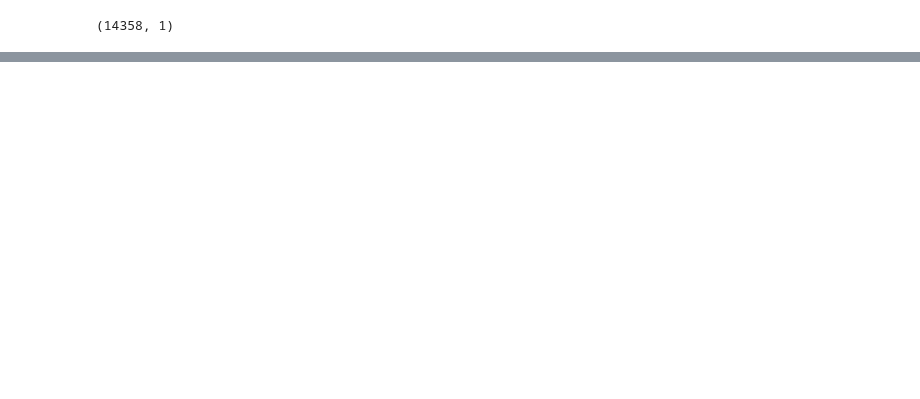
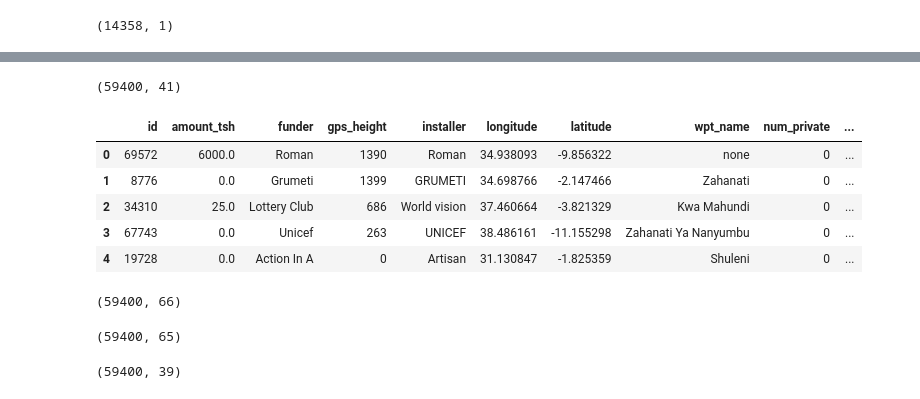
Before and after one commit to DanielleRomanoff/DS-Unit-2-Project-Week, a Jupyter notebook: Project Notebook.ipynb, the cells around one changed output, grey strips where cells are left out. Drawn from its saved outputs; the diff is of its cells as text; code cells hidden in the pictures; blank space fills up the shorter version.

```diff
--- a/Project Notebook.ipynb
+++ b/Project Notebook.ipynb
@@ -675,0 +762,8 @@ test_eng_first.to_csv(path_or_buf="/Users/danielleromanoff/Documents/Lambda/DS-U
+# %%
+train_features['funder'] = train_features['funder'].fillna(train_features['funder'].mode()[0])
+train_features['installer'] = train_features['installer'].fillna(train_features['installer'].mode()[0])
+train_features['subvillage'] = train_features['subvillage'].fillna(train_features['subvillage'].mode()[0])
+train_features['public_meeting'] = train_features['public_meeting'].fillna(train_features['public_meeting'].mode()[0])
+train_features['scheme_management'] = train_features['scheme_management'].fillna(train_features['scheme_management'].mode()[0])
+train_features['permit'] = train_features['permit'].fillna(train_features['permit'].mode()[0])
+train_features.shape
@@ -675,0 +772,9 @@ test_eng_first.to_csv(path_or_buf="/Users/danielleromanoff/Documents/Lambda/DS-U
+# %%
+train_features.source = train_features.quantity.replace('unknown', 'nameless')
+train_features.source = train_features.quantity.replace('other', 'unnamed')
+train_features.quantity = train_features.quantity.replace('other', 'unexplained')
+train_features.quantity = train_features.quantity.replace('unknown', 'misc')
+train_features.water_quality = train_features.water_quality.replace('salty', 'alkaline')
+train_features.water_quality = train_features.water_quality.replace('unknown', 'not_given')
+train_features.extraction_type = train_features.extraction_type.replace('other', 'another')
+train_features.shape
@@ -675,0 +785,3 @@ test_eng_first.to_csv(path_or_buf="/Users/danielleromanoff/Documents/Lambda/DS-U
+# %%
+train_features.construction_year = train_features.construction_year.replace(0, 1997)
+train_features.head()
@@ -675,0 +795,4 @@ test_eng_first.to_csv(path_or_buf="/Users/danielleromanoff/Documents/Lambda/DS-U
+# %%
+for col in train_features.columns:
+    train_features['number of years'] = 2019 - train_features['construction_year']
+train_features.head()
@@ -675,0 +806,50 @@ test_eng_first.to_csv(path_or_buf="/Users/danielleromanoff/Documents/Lambda/DS-U
+# %%
+train_features.shape
+# %% [output]
+(59400, 41)
+# %%
+train_features = train_features.drop(columns='construction_year')
+train_features = train_features.drop(columns='date_recorded')
+train_features = train_features.drop(columns='scheme_name')
+# train_features.shape
+train_features.head()
+# %% [output]
+|  | id | amount_tsh | funder | gps_height | installer | longitude | latitude | wpt_name | num_private | ... |
+| 0 | 69572 | 6000.0 | Roman | 1390 | Roman | 34.938093 | -9.856322 | none | 0 | ... |
+| 1 | 8776 | 0.0 | Grumeti | 1399 | GRUMETI | 34.698766 | -2.147466 | Zahanati | 0 | ... |
+| 2 | 34310 | 25.0 | Lottery Club | 686 | World vision | 37.460664 | -3.821329 | Kwa Mahundi | 0 | ... |
+| 3 | 67743 | 0.0 | Unicef | 263 | UNICEF | 38.486161 | -11.155298 | Zahanati Ya Nanyumbu | 0 | ... |
+| 4 | 19728 | 0.0 | Action In A | 0 | Artisan | 31.130847 | -1.825359 | Shuleni | 0 | ... |
+# %%
+# features_basin = pd.get_dummies(train_features['basin'])
+features_source = pd.get_dummies(train_features['source'])
+features_water_quality = pd.get_dummies(train_features['water_quality'])
+features_extraction_type = pd.get_dummies(train_features['extraction_type'])
+# features_region = pd.get_dummies(train_features['region'])
+
+# new_features = train_features.drop(columns = 'basin')
+# new_features = new_features.join(features_basin)
+new_features = train_features.drop(columns ='source')
+new_features = new_features.join(features_source)
+new_features = new_features.drop(columns ='water_quality')
+new_features = new_features.join(features_water_quality)
+new_features = new_features.drop(columns ='extraction_type')
+new_features = new_features.join(features_extraction_type)
+# new_features = new_features.drop(columns ='region')
+# new_features = new_features.join(features_region)
+# new_features.head()
+new_features.shape
+# %% [output]
+(59400, 66)
+# %%
+new_features = new_features.drop(['other - mkulima/shinyanga'], axis=1)
+new_features.shape
+# %% [output]
+(59400, 65)
+# %%
+X = new_features.select_dtypes('number')
+X = X.drop('id', axis=1)
+# X.head()
+X.shape
+# %% [output]
+(59400, 39)
```
Also changed, not shown: parts of 53 cells of this notebook.
